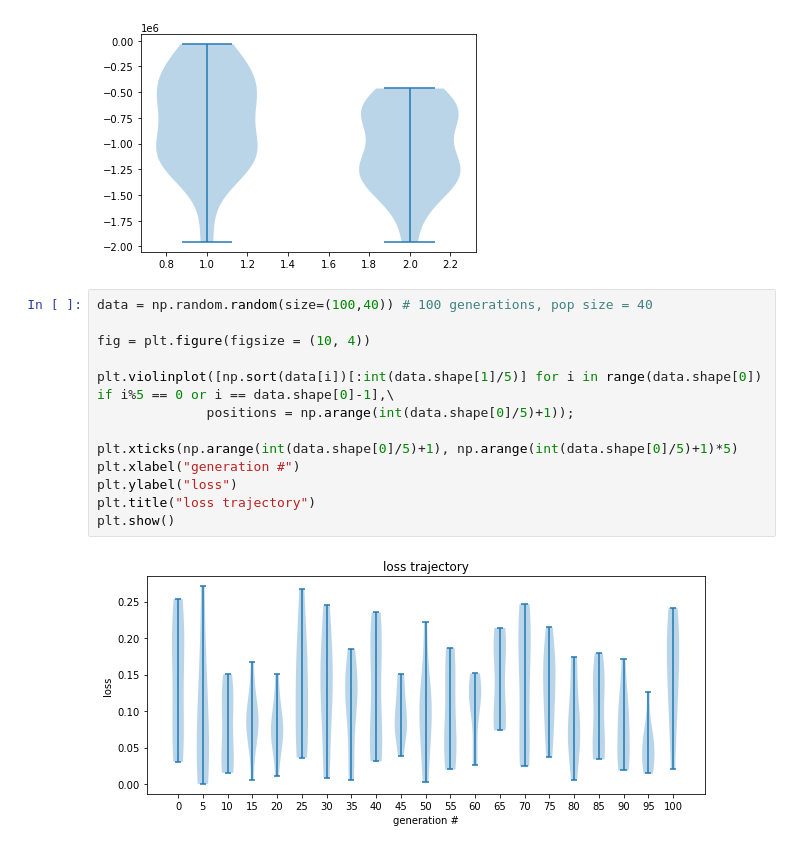
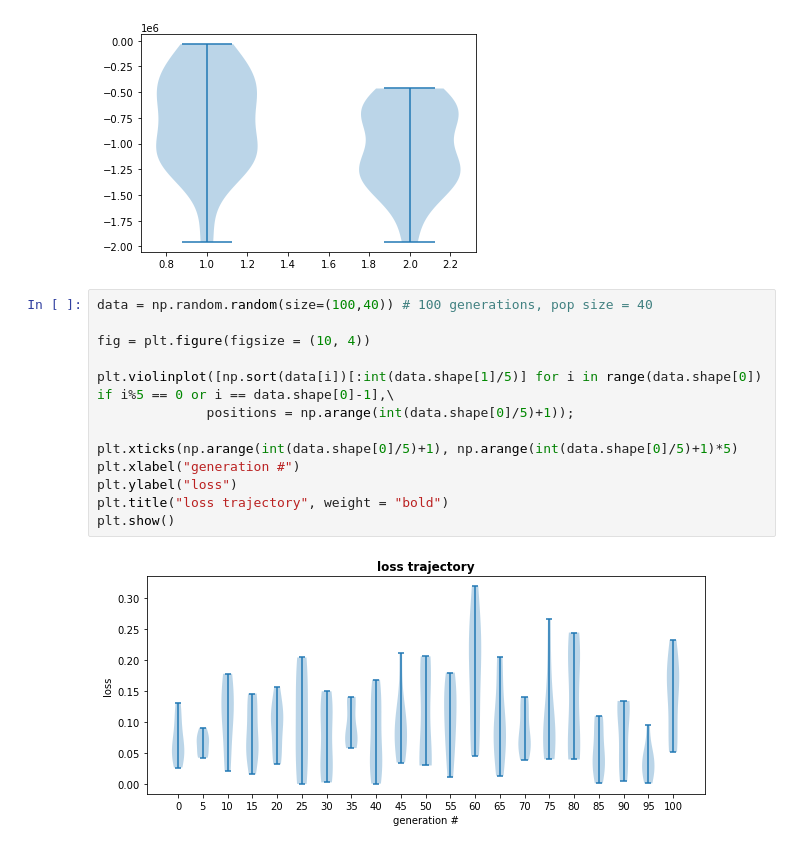
Before and after one commit to charliecharlie29/Deep-Learning-Guided-Genetic-Algorithm, a Jupyter notebook: Genetic_Algorithm_for_Material_Design_Optimization_v2InDev.ipynb, the cells around one changed output. Cells and saved outputs as stored; diff of their text form.

```diff
--- a/Genetic_Algorithm_for_Material_Design_Optimization_v2InDev.ipynb
+++ b/Genetic_Algorithm_for_Material_Design_Optimization_v2InDev.ipynb
@@ -330,18 +330,18 @@ Loss is -1330391.1432982218
 plt.violinplot(history.T);
 # %% [output]
 [figure]
-# %%
-data = np.random.random(size=(100,40)) # 100 generations, pop size = 40
-
-fig = plt.figure(figsize = (10, 4))
-
-plt.violinplot([np.sort(data[i])[:int(data.shape[1]/5)] for i in range(data.shape[0]) if i%5 == 0 or i == data.shape[0]-1],\
-              positions = np.arange(int(data.shape[0]/5)+1));
-
-plt.xticks(np.arange(int(data.shape[0]/5)+1), np.arange(int(data.shape[0]/5)+1)*5)
-plt.xlabel("generation #")
-plt.ylabel("loss")
-plt.title("loss trajectory")
-plt.show()
-# %% [output]
-[figure, removed]
+# %%
+data = np.random.random(size=(100,40)) # 100 generations, pop size = 40
+
+fig = plt.figure(figsize = (10, 4))
+
+plt.violinplot([np.sort(data[i])[:int(data.shape[1]/5)] for i in range(data.shape[0]) if i%5 == 0 or i == data.shape[0]-1],\
+              positions = np.arange(int(data.shape[0]/5)+1));
+
+plt.xticks(np.arange(int(data.shape[0]/5)+1), np.arange(int(data.shape[0]/5)+1)*5)
+plt.xlabel("generation #")
+plt.ylabel("loss")
+plt.title("loss trajectory", weight = "bold")
+plt.show()
+# %% [output]
+[figure, added]
```
Also changed, not shown: 3 other files.
